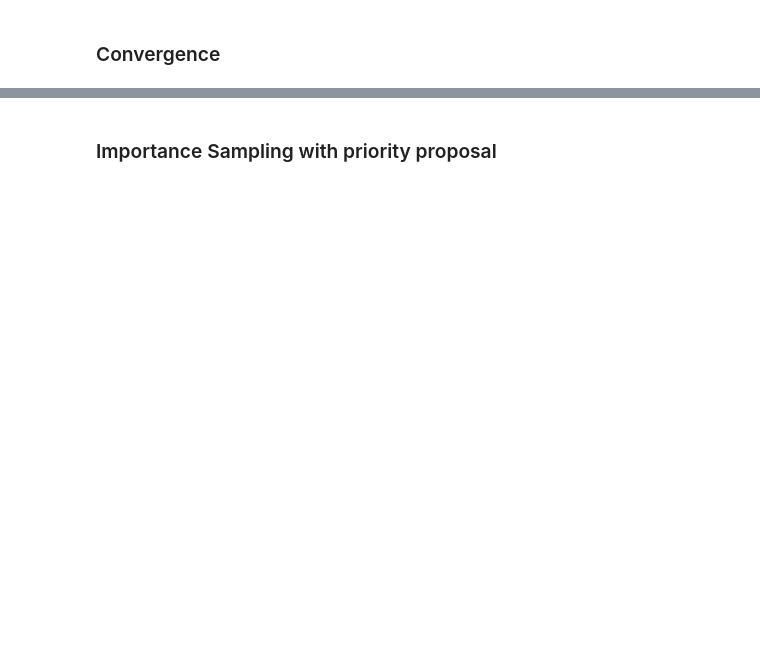
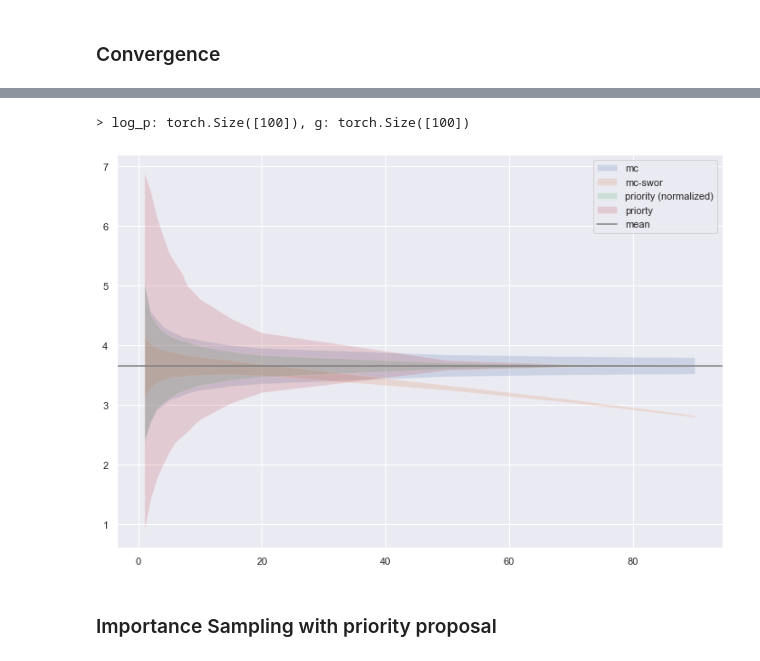
Before and after one commit to FindZebra/fz-openqa, a Jupyter notebook: notebooks/priority_sampling.ipynb, the cells around one changed output, grey strips where cells are left out. Drawn from its saved outputs; the diff is of its cells as text; code cells hidden in the pictures; blank space fills up the shorter version.

```diff
--- a/notebooks/priority_sampling.ipynb
+++ b/notebooks/priority_sampling.ipynb
@@ -196,3 +151,67 @@ plt.show()
+# %%
+
+from typing import Tuple
+
+
+
+
+from collections import defaultdict
+
+rich.print(f"> log_p: {log_p.shape}, g: {g.shape}")
+mu = torch.sum(log_p.exp() * g)
+n_samples = 10000
+delta = 0.1
+log_p_ = log_p.view(1, -1).repeat(n_samples, 1)
+g_ = g.view(1, -1).repeat(n_samples, 1)
+f_ = f.view(1, -1).repeat(n_samples, 1)
+
+data = defaultdict(list)
+for m in [1, 2, 3, 4, 5, 6, 7, 8, 9, 10,15, 20, 50, 70, 90]:
+    data['m'] += [m]
+    z = log_p_.exp().multinomial(m, replacement=True)
+    mu_mc = g_.gather(dim=-1, index=z).mean(dim=1)
+    mu_mc_upper = mu_mc.quantile(delta, dim=-1)
+    mu_mc_lower = mu_mc.quantile(1-delta, dim=-1)
+    data['mc_upper'] += [mu_mc_upper.item()]
+    data['mc_lower'] += [mu_mc_lower.item()]
+
+    z = log_p_.exp().multinomial(m, replacement=False)
+    mu_mc = g_.gather(dim=1, index=z).mean(dim=1)
+    mu_mc_upper = mu_mc.mean(dim=-1) + 0.5 * mu_mc.std(-1)
+    mu_mc_lower = mu_mc.mean(dim=-1) - 0.5 * mu_mc.std(-1)
+    data['mc_rpl_upper'] += [mu_mc_upper.item()]
+    data['mc_rpl_lower'] += [mu_mc_lower.item()]
+
+    z, log_qz = priority_sample(f_, m, mode="uniform")
+    w = (log_p_.gather(dim=1, index=z) - log_qz).exp()
+    w = w / w.sum(1, keepdim=True)
+    mu_priority = (w * g_.gather(dim=1, index=z)).sum(dim=1)
+    mu_priority_upper = mu_priority.quantile(delta, dim=-1)
+    mu_priority_lower = mu_priority.quantile(1-delta, dim=-1)
+    data['priority_upper'] += [mu_priority_upper.item()]
+    data['priority_lower'] += [mu_priority_lower.item()]
+    data['priority_w'] += [w]
+
+    z, log_qz = priority_sample(f_, m, mode="uniform")
+    w = (log_p_.gather(dim=1, index=z) - log_qz).exp()
+    mu_priority = (w * g_.gather(dim=1, index=z)).sum(dim=1)
+    mu_priority_upper = mu_priority.quantile(delta, dim=-1)
+    mu_priority_lower = mu_priority.quantile(1-delta, dim=-1)
+    data['exp_priority_upper'] += [mu_priority_upper.item()]
+    data['exp_priority_lower'] += [mu_priority_lower.item()]
+
+
+plt.fill_between(data['m'], data['mc_lower'], data['mc_upper'], label='mc', alpha=0.2)
+plt.fill_between(data['m'], data['mc_rpl_lower'], data['mc_rpl_upper'], label='mc-swor', alpha=0.2)
+plt.fill_between(data['m'], data['priority_lower'], data['priority_upper'], label='priority (normalized)', alpha=0.2)
+plt.fill_between(data['m'], data['exp_priority_lower'], data['exp_priority_upper'], label='priorty', alpha=0.2)
+plt.axhline(mu, label="mean", color="gray")
+plt.legend()
+# plt.ylim(mu - 1, mu + 1)
+plt.show()
+# %% [output]
+> log_p: torch.Size([100]), g: torch.Size([100])
+[figure, added]
 # %% [markdown]
 ### Importance Sampling with priority proposal
 # %%
```
Also changed, not shown: parts of 9 cells of this notebook, 10 other files.
